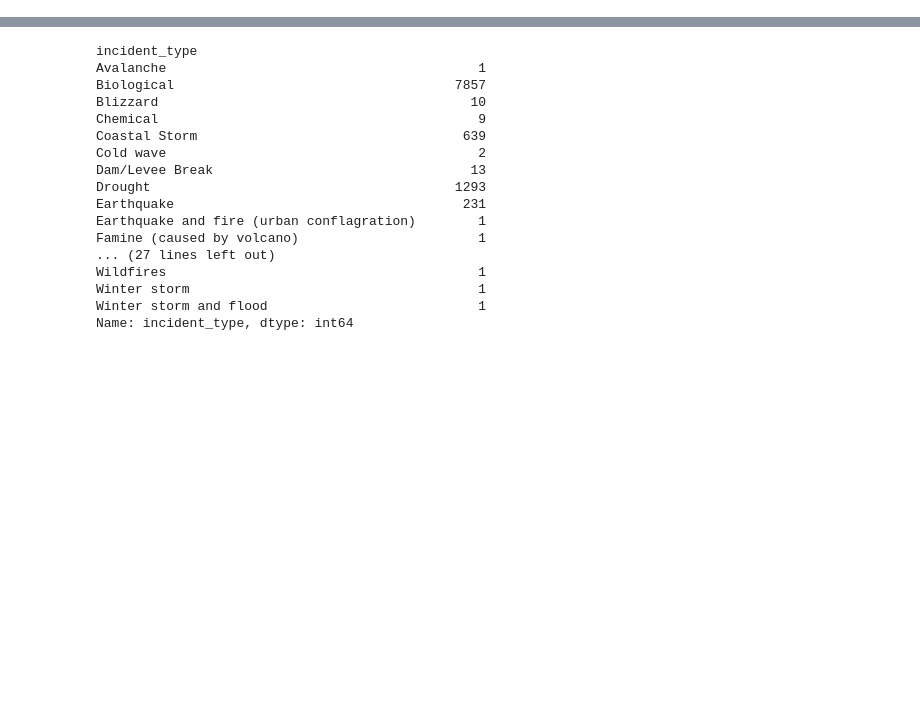
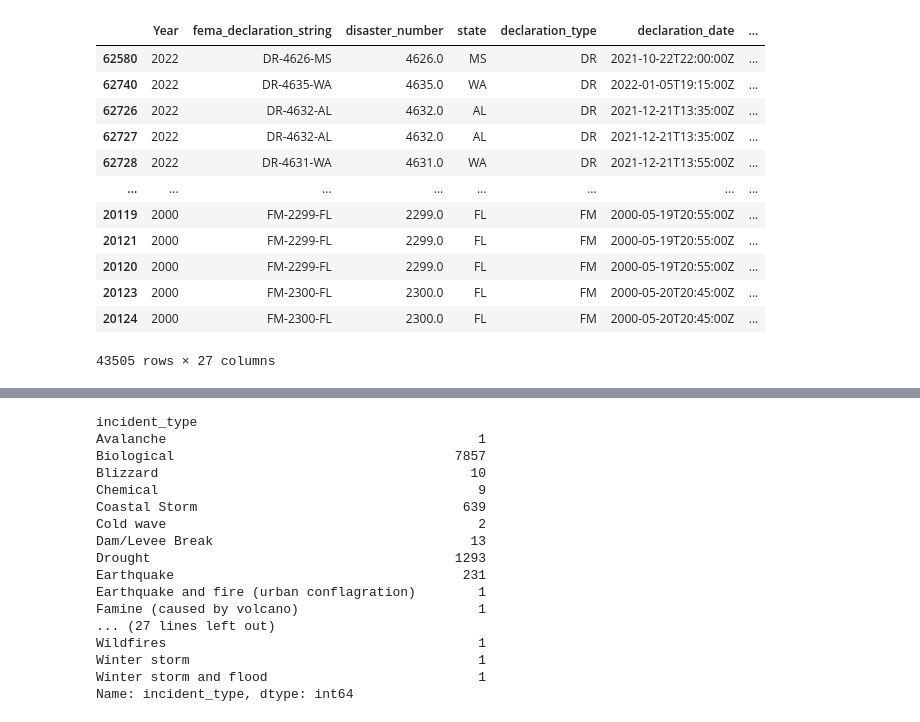
Before and after one commit to verevar/etl-project, a Jupyter notebook: Project 2.ipynb, the cells around one changed output, grey strips where cells are left out. Cells and saved outputs as stored; diff of their text form; code cells hidden in the pictures; blank space fills up the shorter version.

```diff
--- a/Project 2.ipynb
+++ b/Project 2.ipynb
@@ -53,0 +54,17 @@ nat_disaster_year.reset_index()
+# %%
+nat_dis_21 = nat_disaster_year.drop(nat_disaster_year[nat_disaster_year.Year < "2000"].index)
+nat_dis_21
+# %% [output]
+|  | Year | fema_declaration_string | disaster_number | state | declaration_type | declaration_date | ... |
+| 62580 | 2022 | DR-4626-MS | 4626.0 | MS | DR | 2021-10-22T22:00:00Z | ... |
+| 62740 | 2022 | DR-4635-WA | 4635.0 | WA | DR | 2022-01-05T19:15:00Z | ... |
+| 62726 | 2022 | DR-4632-AL | 4632.0 | AL | DR | 2021-12-21T13:35:00Z | ... |
+| 62727 | 2022 | DR-4632-AL | 4632.0 | AL | DR | 2021-12-21T13:35:00Z | ... |
+| 62728 | 2022 | DR-4631-WA | 4631.0 | WA | DR | 2021-12-21T13:55:00Z | ... |
+| ... | ... | ... | ... | ... | ... | ... | ... |
+| 20119 | 2000 | FM-2299-FL | 2299.0 | FL | FM | 2000-05-19T20:55:00Z | ... |
+| 20121 | 2000 | FM-2299-FL | 2299.0 | FL | FM | 2000-05-19T20:55:00Z | ... |
+| 20120 | 2000 | FM-2299-FL | 2299.0 | FL | FM | 2000-05-19T20:55:00Z | ... |
+| 20123 | 2000 | FM-2300-FL | 2300.0 | FL | FM | 2000-05-20T20:45:00Z | ... |
+| 20124 | 2000 | FM-2300-FL | 2300.0 | FL | FM | 2000-05-20T20:45:00Z | ... |
+43505 rows × 27 columns
```
Also changed, not shown: parts of 4 cells of this notebook, 2 other files.
